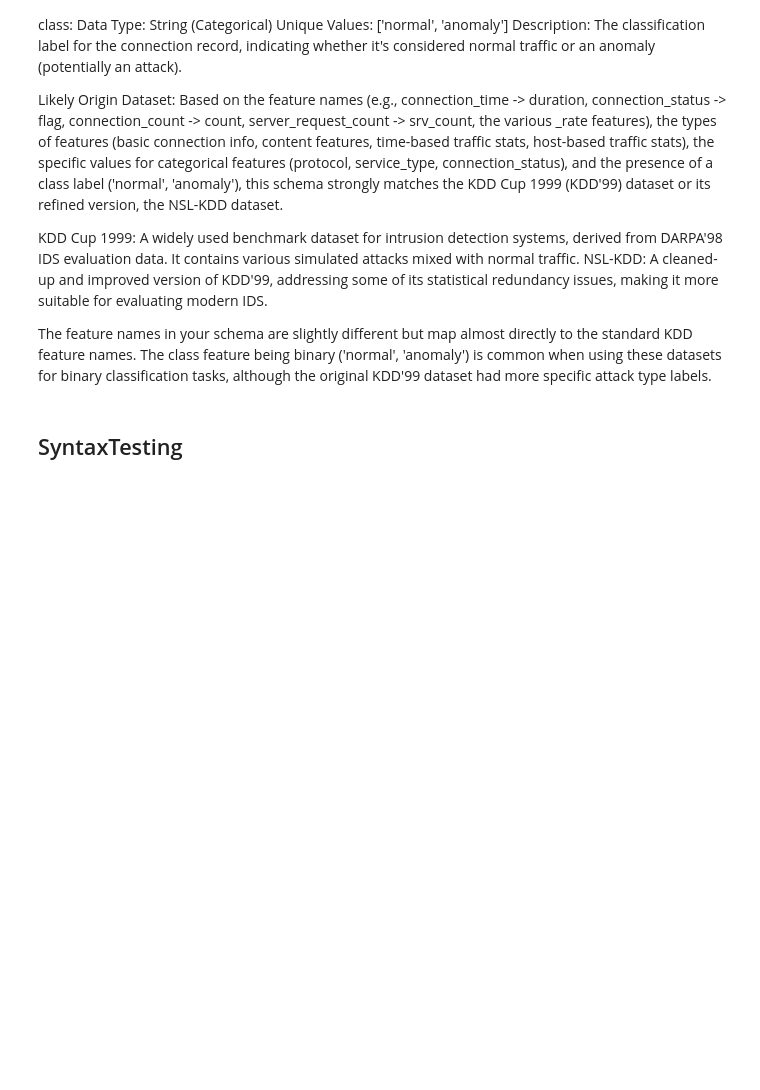
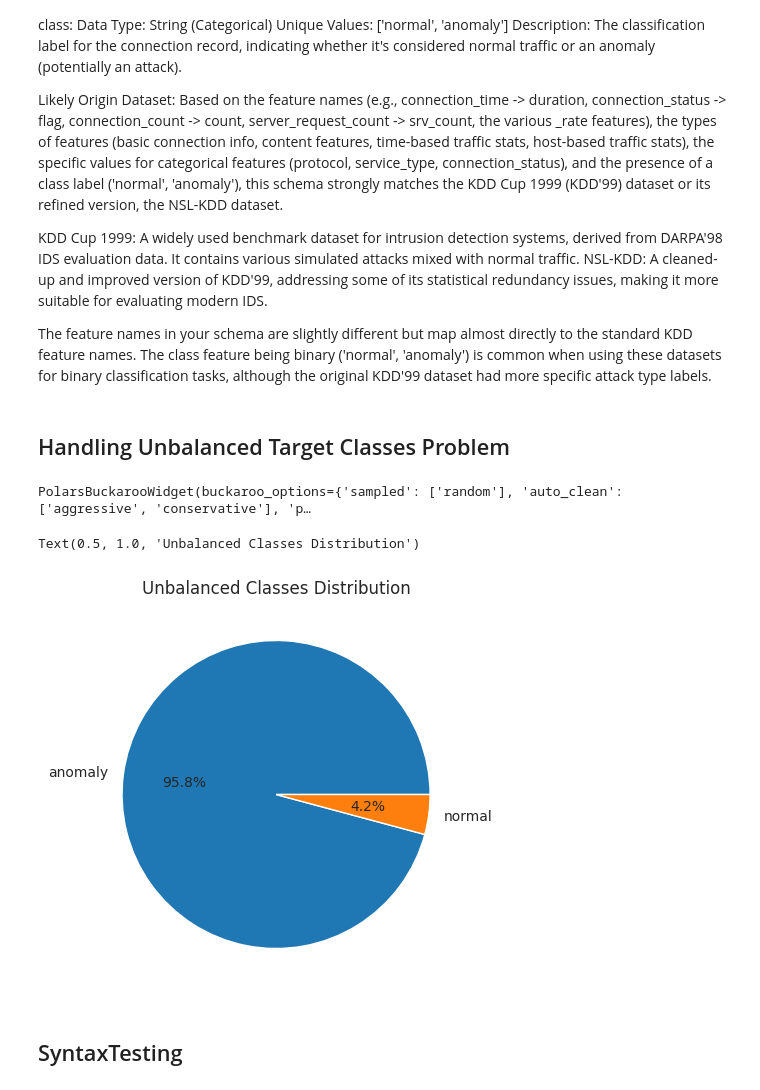
Before and after one commit to DEVOLOPER-1/Pred-Sus-Act, a Jupyter notebook: eda.ipynb, the cells around one changed output. Cells and saved outputs as stored; diff of their text form; code cells hidden in the pictures; blank space fills up the shorter version.

Commit message:
Investigating Classes Unbalancing

```diff
--- a/eda.ipynb
+++ b/eda.ipynb
@@ -422,3 +420,16 @@ KDD Cup 1999: A widely used benchmark dataset for intrusion detection systems, d
 NSL-KDD: A cleaned-up and improved version of KDD'99, addressing some of its statistical redundancy issues, making it more suitable for evaluating modern IDS.
 
 The feature names in your schema are slightly different but map almost directly to the standard KDD feature names. The class feature being binary ('normal', 'anomaly') is common when using these datasets for binary classification tasks, although the original KDD'99 dataset had more specific attack type labels.
+# %% [markdown]
+## Handling Unbalanced Target Classes Problem
+# %%
+df["target"].value_counts()
+# %% [output]
+PolarsBuckarooWidget(buckaroo_options={'sampled': ['random'], 'auto_clean': ['aggressive', 'conservative'], 'p…
+# %%
+plt.figure(figsize=(10, 5), dpi=100)
+plt.pie(x = df["target"].value_counts()["count"] , labels=df["target"].value_counts()["target"] , autopct="%1.1f%%")
+plt.title("Unbalanced Classes Distribution")
+# %% [output]
+Text(0.5, 1.0, 'Unbalanced Classes Distribution')
+[figure, added]
```
Also changed, not shown: parts of 3 cells of this notebook.
